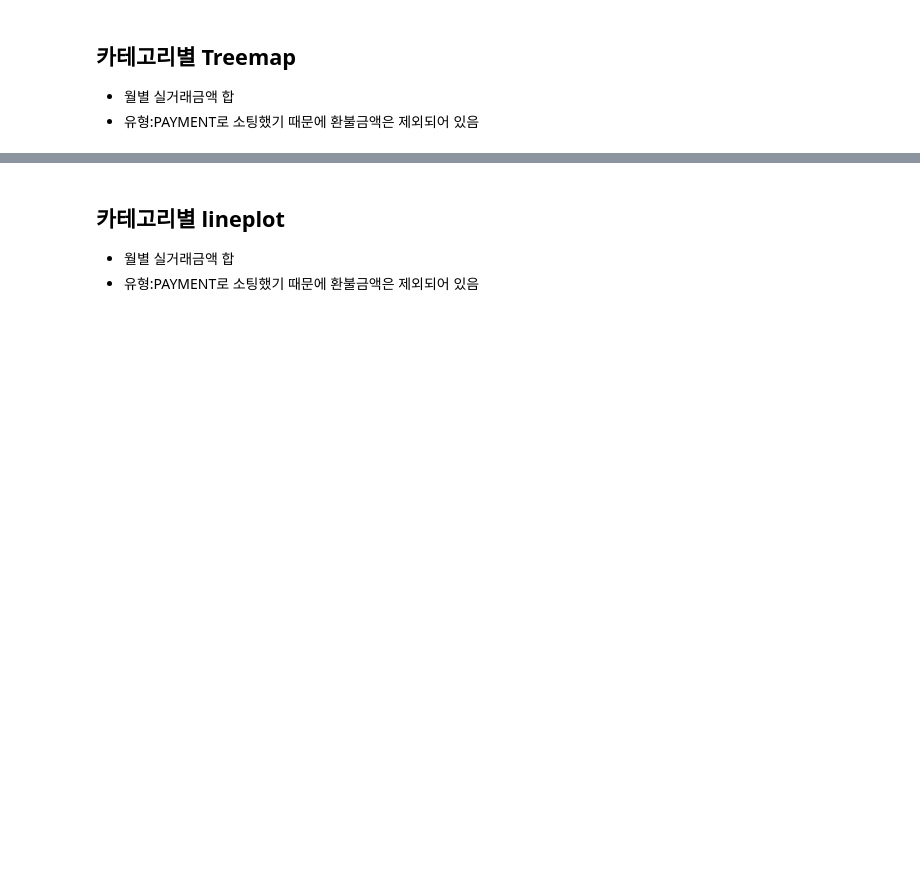
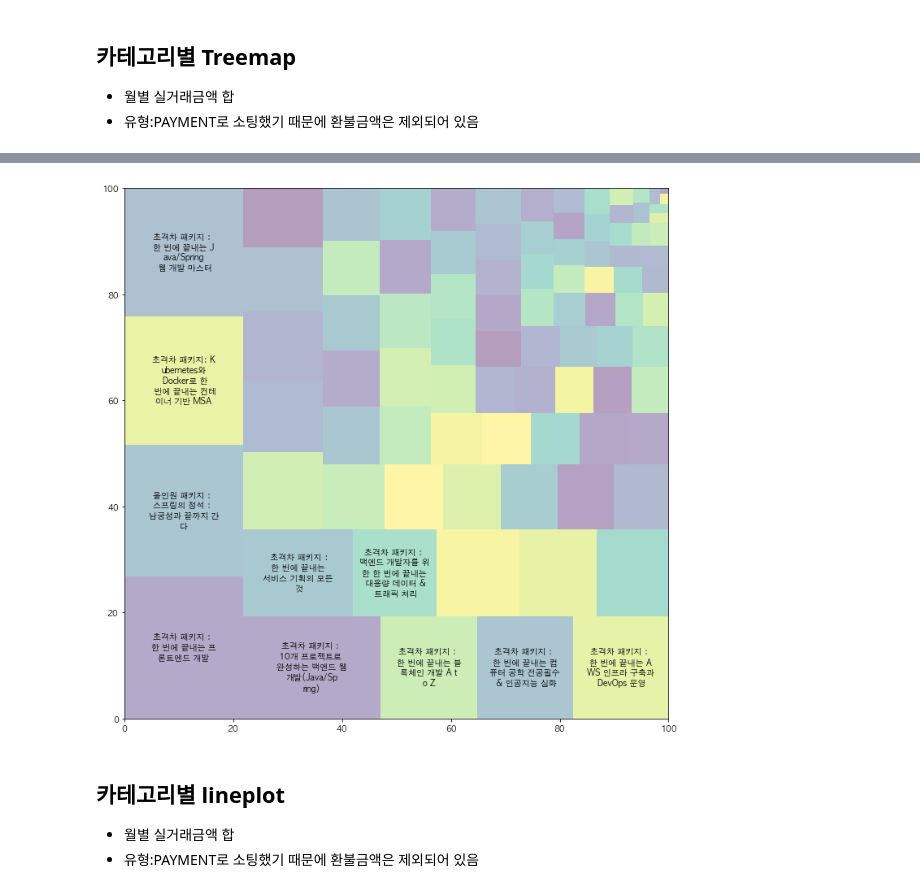
Before and after one commit to ParkSungHyon/mini_project, a Jupyter notebook: main3_230512.ipynb, the cells around one changed output, grey strips where cells are left out. Cells and saved outputs as stored; diff of their text form; code cells hidden in the pictures; blank space fills up the shorter version.

```diff
--- a/main3_230512.ipynb
+++ b/main3_230512.ipynb
@@ -188,0 +191,5 @@ fig.show()
+# %%
+program_series = df_payment[df_payment['카테고리'] == '프로그래밍'].groupby('코스이름')['실거래금액'].sum().sort_values(ascending=False)
+program_series = program_series[program_series != 0]
+labels = list(program_series.index[:10]) + [''] * (len(program_series) - 10)
+labels
@@ -189,3 +214,17 @@ fig.show()
+# %%
+import squarify
+
+labels = ['\n'.join(label[i:i+10] for i in range(0, len(label), 10)) for label in labels]
+
+fig3, ax3 = plt.subplots(figsize = (12,12))
+squarify.plot(sizes=program_series.values,
+              label=labels,
+              ax=ax3,
+              alpha=.4)
+
+plt.show()
+# %% [output]
+[figure, added]
 # %% [markdown]
 ## 카테고리별 lineplot
 - 월별 실거래금액 합
```
Also changed, not shown: parts of 12 cells of this notebook, 1 other file.
